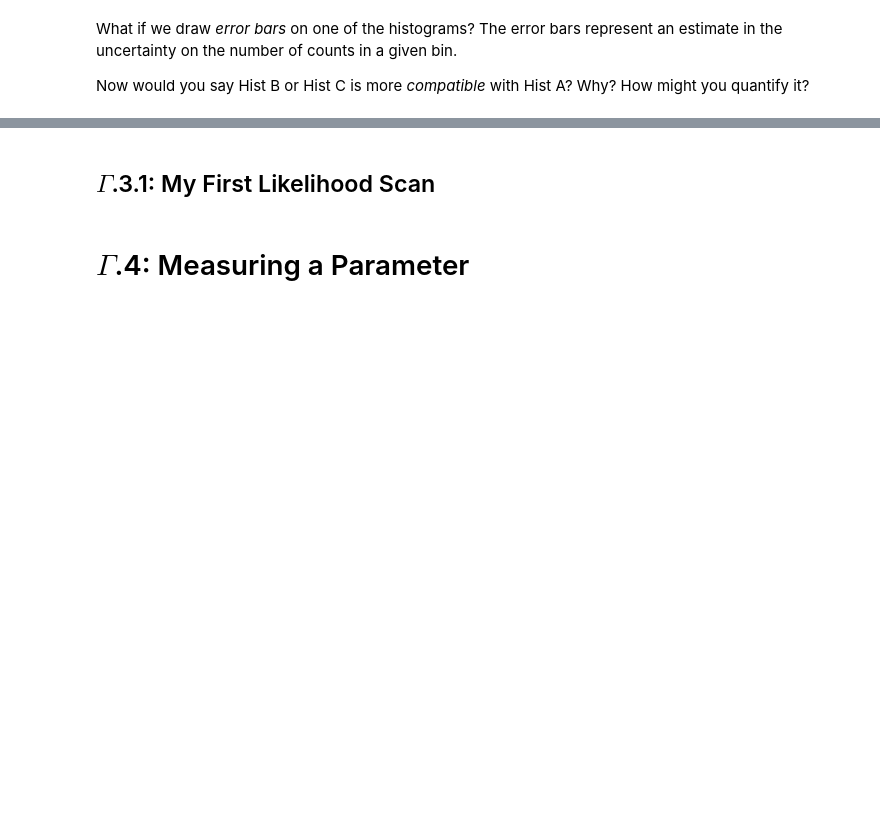
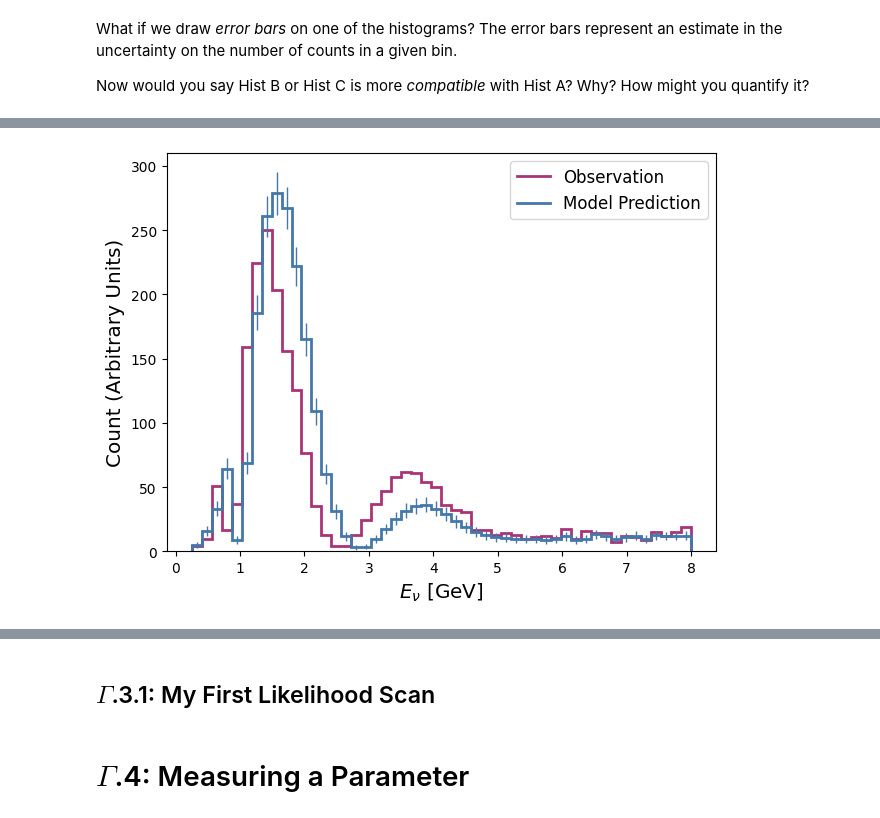
Before and after one commit to luketpickering/NuOscWE, a Jupyter notebook: 4ModelFitting.ipynb, the cells around one changed output, grey strips where cells are left out. Drawn from its saved outputs; the diff is of its cells as text; code cells hidden in the pictures; blank space fills up the shorter version.

```diff
--- a/4ModelFitting.ipynb
+++ b/4ModelFitting.ipynb
@@ -71,0 +82,5 @@ draw_comp_h3()
+# %%
+from proj_utils import draw_comp_h4
+draw_comp_h4()
+# %% [output]
+[figure, added]
```
Also changed, not shown: parts of 7 cells of this notebook, 1 other file.
